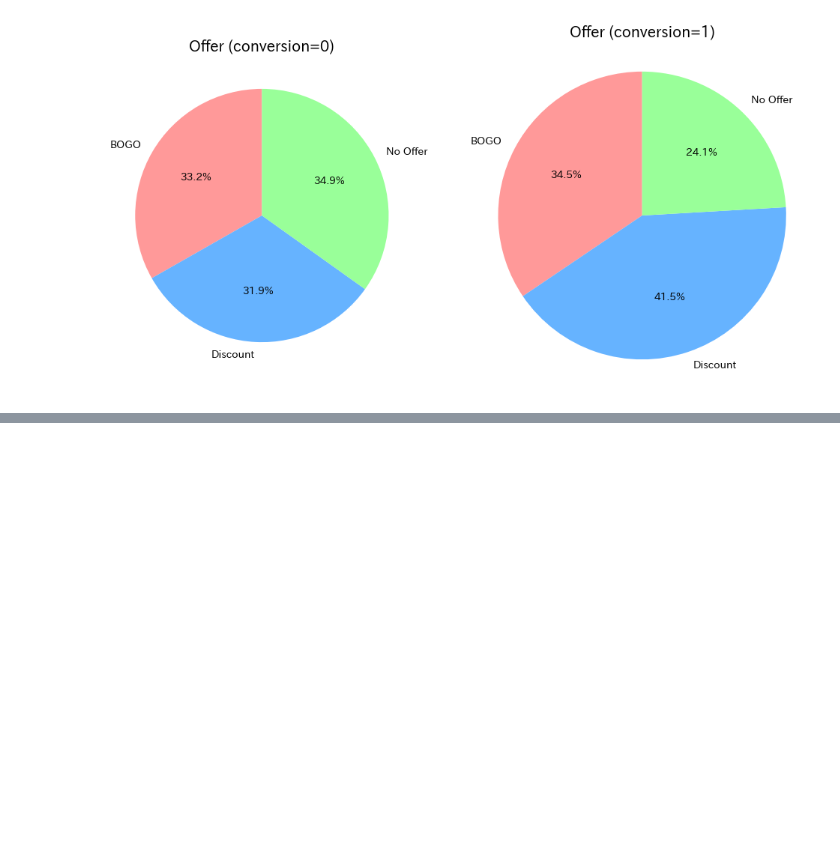
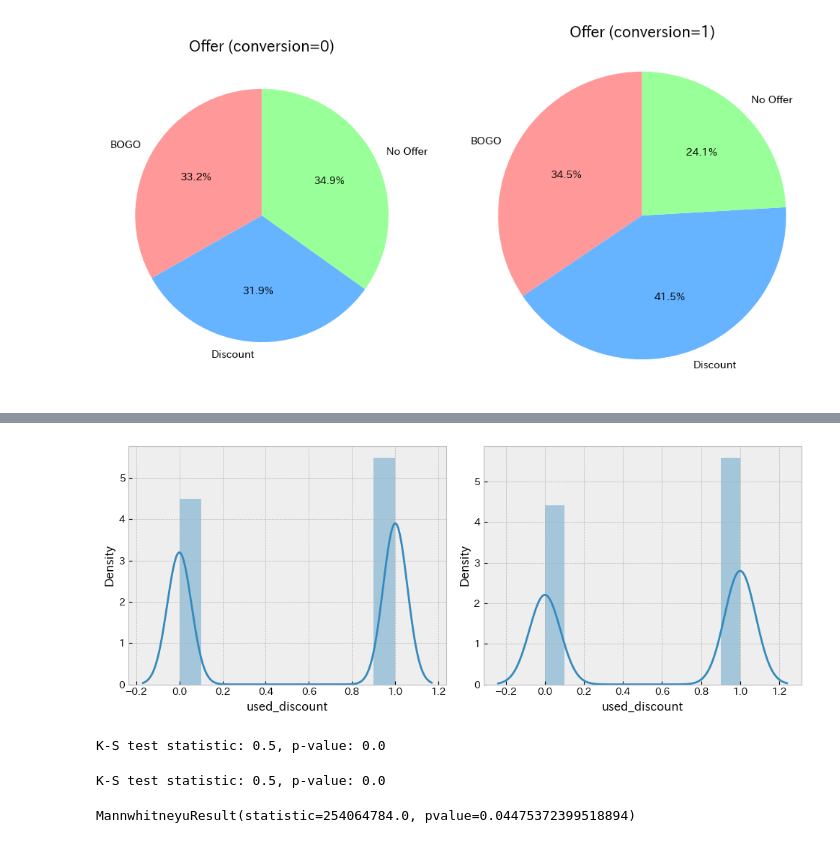
Before and after one commit to Yuta0953/my-first-repo, a Jupyter notebook: conversionごとにグループ作成.ipynb, the cells around one changed output, grey strips where cells are left out. Drawn from its saved outputs; the diff is of its cells as text; code cells hidden in the pictures; blank space fills up the shorter version.

```diff
--- a/conversionごとにグループ作成.ipynb
+++ b/conversionごとにグループ作成.ipynb
@@ -273,0 +305,27 @@ plt.show()
+# %%
+# 分布の確認
+plt.figure(figsize=(10, 4))
+plt.subplot(1, 2, 1)
+sns.distplot(_df_0['used_discount'], bins=10)
+plt.subplot(1, 2, 2)
+sns.distplot(_df_1['used_discount'], bins=10)
+plt.tight_layout()
+# %% [output]
+[figure, added]
+# %%
+##正規性の検定
+ks_statistic, ks_p_value = stats.kstest(_df_0['used_discount'], 'norm')
+print(f'K-S test statistic: {ks_statistic}, p-value: {ks_p_value}')
+# %% [output]
+K-S test statistic: 0.5, p-value: 0.0
+# %%
+##正規性の検定
+ks_statistic, ks_p_value = stats.kstest(_df_1['used_discount'], 'norm')
+print(f'K-S test statistic: {ks_statistic}, p-value: {ks_p_value}')
+# %% [output]
+K-S test statistic: 0.5, p-value: 0.0
+# %%
+# Mann-Whitney(マンホイットニー)のU検定
+stats.mannwhitneyu(_df_0['used_discount'], _df_1['used_discount'], alternative='less')
+# %% [output]
+MannwhitneyuResult(statistic=254064784.0, pvalue=0.04475372399518894)
```
Also changed, not shown: parts of 15 cells of this notebook.
